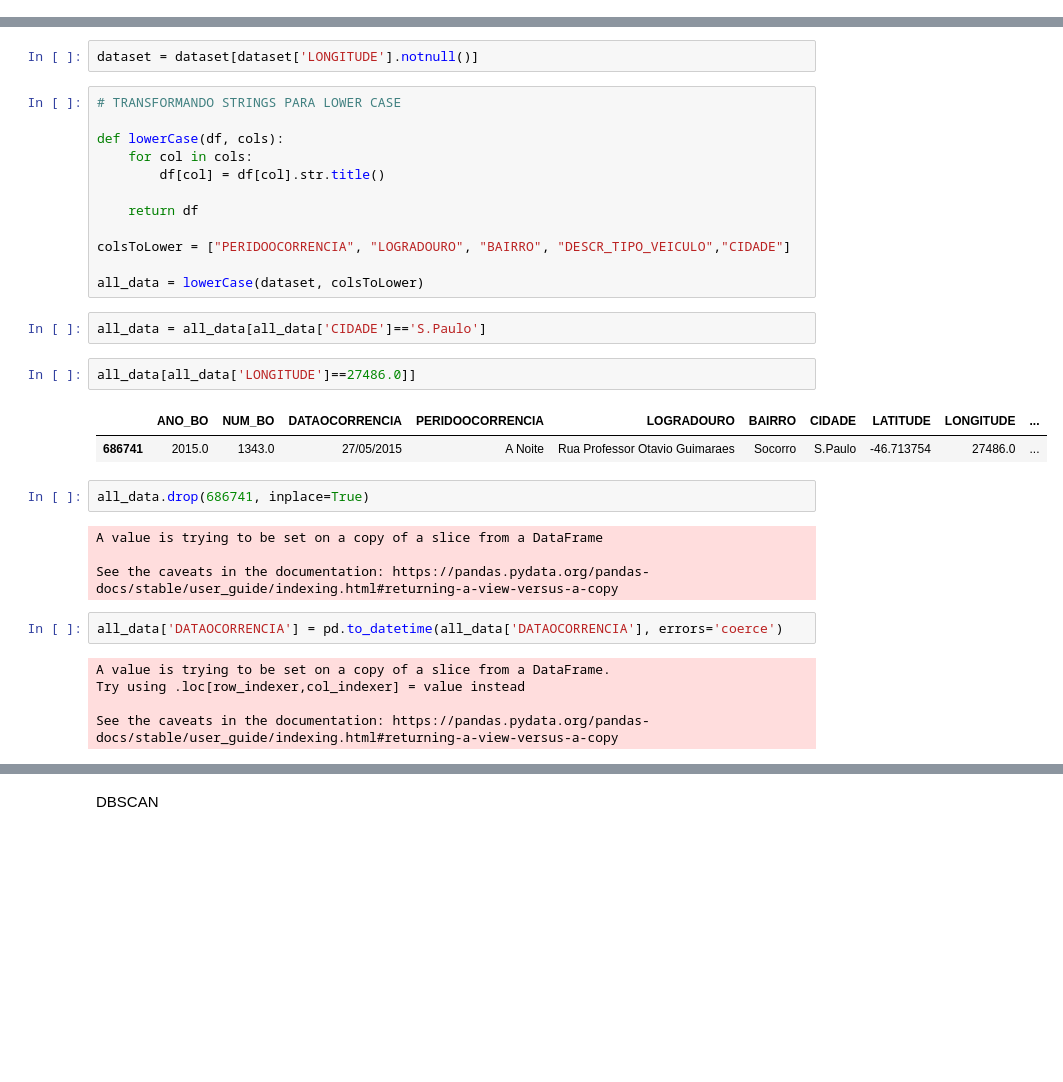
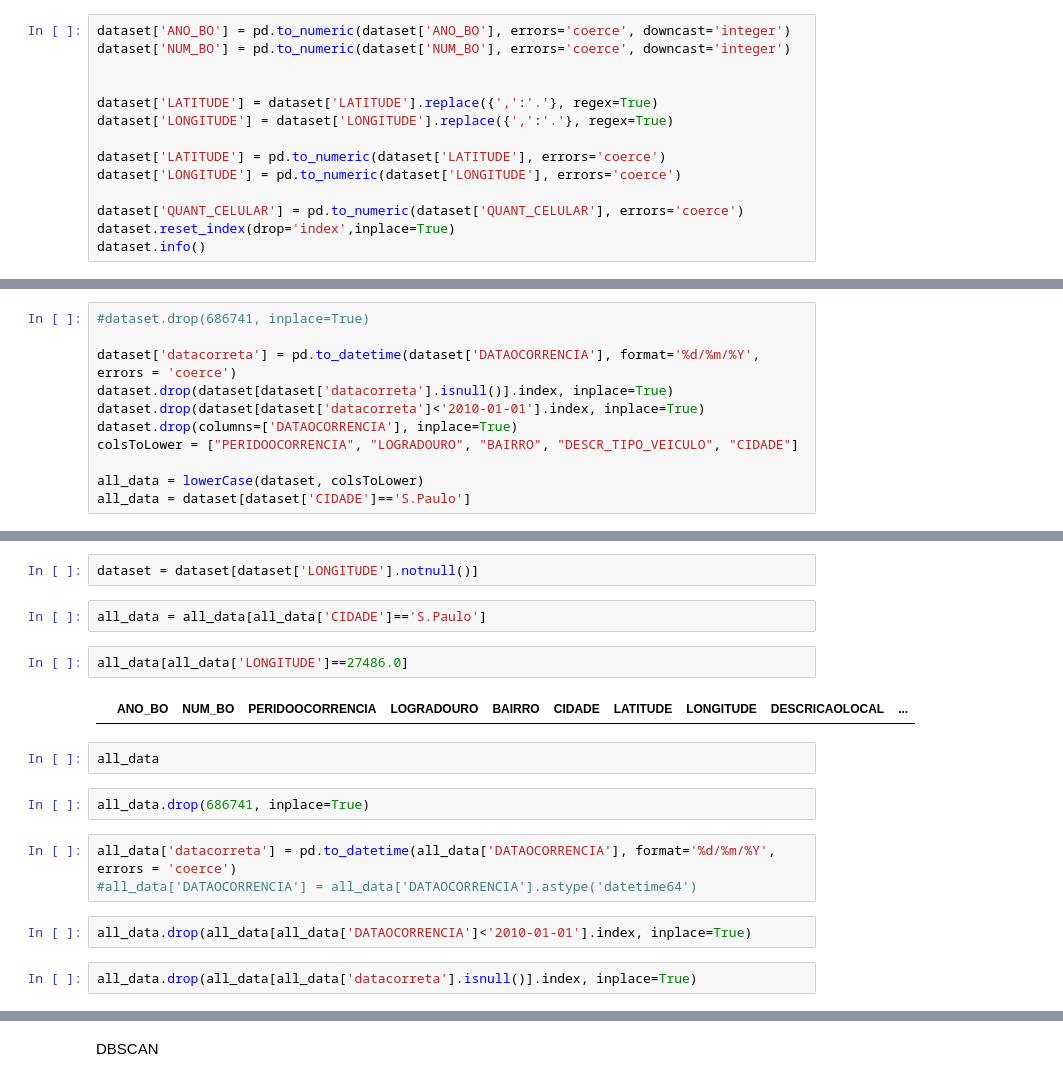
Before and after one commit to eversonm/mineracao-de-dados, a Jupyter notebook: Tratamento das Colunas.ipynb, the cells around one changed output, grey strips where cells are left out. Saved outputs shown, nothing was run; the diff lists cells and outputs as text; blank space fills up the shorter version.

```diff
--- a/Tratamento das Colunas.ipynb
+++ b/Tratamento das Colunas.ipynb
@@ -89,0 +91,14 @@ dataset['ANO_BO'].isnull().sum()
+# %%
+dataset['ANO_BO'] = pd.to_numeric(dataset['ANO_BO'], errors='coerce', downcast='integer')
+dataset['NUM_BO'] = pd.to_numeric(dataset['NUM_BO'], errors='coerce', downcast='integer')
+
+
+dataset['LATITUDE'] = dataset['LATITUDE'].replace({',':'.'}, regex=True)
+dataset['LONGITUDE'] = dataset['LONGITUDE'].replace({',':'.'}, regex=True)
+
+dataset['LATITUDE'] = pd.to_numeric(dataset['LATITUDE'], errors='coerce')
+dataset['LONGITUDE'] = pd.to_numeric(dataset['LONGITUDE'], errors='coerce')
+
+dataset['QUANT_CELULAR'] = pd.to_numeric(dataset['QUANT_CELULAR'], errors='coerce')
+dataset.reset_index(drop='index',inplace=True)
+dataset.info()
@@ -89,0 +128,11 @@ dataset['ANO_BO'].isnull().sum()
+# %%
+#dataset.drop(686741, inplace=True)
+
+dataset['datacorreta'] = pd.to_datetime(dataset['DATAOCORRENCIA'], format='%d/%m/%Y', errors = 'coerce')
+dataset.drop(dataset[dataset['datacorreta'].isnull()].index, inplace=True)
+dataset.drop(dataset[dataset['datacorreta']<'2010-01-01'].index, inplace=True)
+dataset.drop(columns=['DATAOCORRENCIA'], inplace=True)
+colsToLower = ["PERIDOOCORRENCIA", "LOGRADOURO", "BAIRRO", "DESCR_TIPO_VEICULO", "CIDADE"]
+
+all_data = lowerCase(dataset, colsToLower)
+all_data = dataset[dataset['CIDADE']=='S.Paulo']
@@ -170,34 +179,19 @@ dataset[dataset['LONGITUDE'].isnull()]
 # %%
 dataset = dataset[dataset['LONGITUDE'].notnull()]
-# %%
-# TRANSFORMANDO STRINGS PARA LOWER CASE
-
-def lowerCase(df, cols):
-    for col in cols:
-        df[col] = df[col].str.title()
-
-    return df
-
-colsToLower = ["PERIDOOCORRENCIA", "LOGRADOURO", "BAIRRO", "DESCR_TIPO_VEICULO","CIDADE"]
-
-all_data = lowerCase(dataset, colsToLower)
 # %%
 all_data = all_data[all_data['CIDADE']=='S.Paulo']
 # %%
-all_data[all_data['LONGITUDE']==27486.0]]
+all_data[all_data['LONGITUDE']==27486.0]
 # %% [output]
-|  | ANO_BO | NUM_BO | DATAOCORRENCIA | PERIDOOCORRENCIA | LOGRADOURO | BAIRRO | CIDADE | LATITUDE | LONGITUDE | ... |
-| 686741 | 2015.0 | 1343.0 | 27/05/2015 | A Noite | Rua Professor Otavio Guimaraes | Socorro | S.Paulo | -46.713754 | 27486.0 | ... |
+|  | ANO_BO | NUM_BO | PERIDOOCORRENCIA | LOGRADOURO | BAIRRO | CIDADE | LATITUDE | LONGITUDE | DESCRICAOLOCAL | ... |
+# %%
+all_data
 # %%
 all_data.drop(686741, inplace=True)
-# %% [output]
-A value is trying to be set on a copy of a slice from a DataFrame
-
-See the caveats in the documentation: https://pandas.pydata.org/pandas-docs/stable/user_guide/indexing.html#returning-a-view-versus-a-copy
 # %%
-all_data['DATAOCORRENCIA'] = pd.to_datetime(all_data['DATAOCORRENCIA'], errors='coerce')
+all_data['datacorreta'] = pd.to_datetime(all_data['DATAOCORRENCIA'], format='%d/%m/%Y', errors = 'coerce')
+#all_data['DATAOCORRENCIA'] = all_data['DATAOCORRENCIA'].astype('datetime64')
-# %% [output]
-A value is trying to be set on a copy of a slice from a DataFrame.
-Try using .loc[row_indexer,col_indexer] = value instead
-
-See the caveats in the documentation: https://pandas.pydata.org/pandas-docs/stable/user_guide/indexing.html#returning-a-view-versus-a-copy
+# %%
+all_data.drop(all_data[all_data['DATAOCORRENCIA']<'2010-01-01'].index, inplace=True)
+# %%
+all_data.drop(all_data[all_data['datacorreta'].isnull()].index, inplace=True)
```
Also changed, not shown: parts of 37 cells of this notebook, 1 other file.
